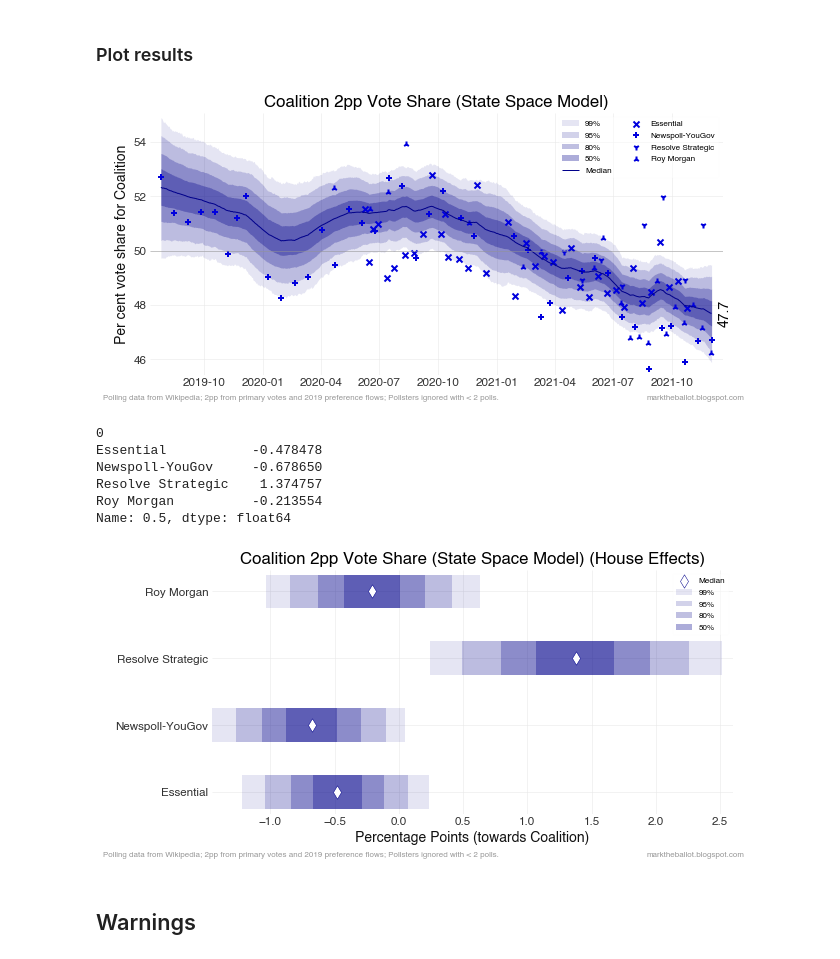
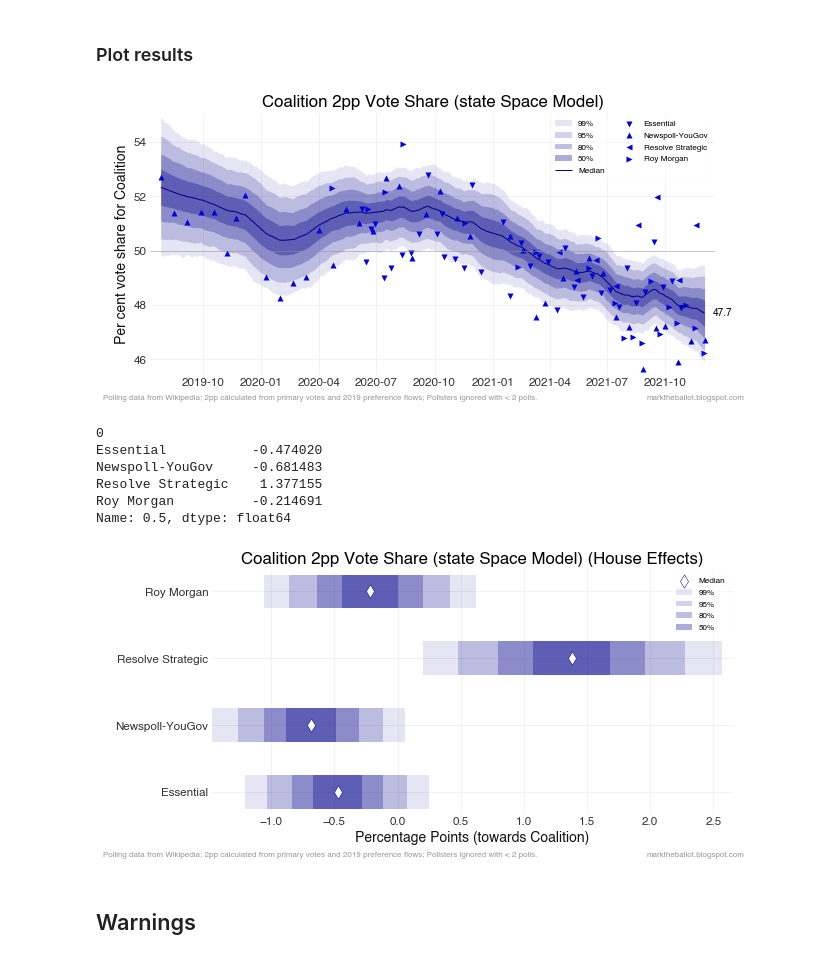
Before and after one commit to bpalmer4/Australian-Federal-Election-2022, a Jupyter notebook: notebooks/Bayesian 2pp timeseries.ipynb, the cells around one changed output. Saved outputs shown, nothing was run; the diff lists cells and outputs as text; code cells hidden in the pictures.

Commit message:
Refactor Bayesian state space model

```diff
--- a/notebooks/Bayesian 2pp timeseries.ipynb
+++ b/notebooks/Bayesian 2pp timeseries.ipynb
@@ -53,9 +53,11 @@ MIMIMUM_POLLS_FROM_POLLSTER = 2
 # The one ANU poll since 2019 look like a rogue outlier, so let's exclude
 
 # Plot left-side footnotes
-s_args = {'lfooter': 'Polling data from Wikipedia; '
-          '2pp from primary votes and 2019 preference flows; '
-          f'Pollsters ignored with < {MIMIMUM_POLLS_FROM_POLLSTER} polls.'}
+LFOOTER = (
+    'Polling data from Wikipedia; '
+    '2pp calculated from primary votes and 2019 preference flows; '
+    f'Pollsters ignored with < {MIMIMUM_POLLS_FROM_POLLSTER} polls.'
+)
 # %% [markdown]
 ## Load 2pp data and prepare for analysis
 # %%
@@ -185,26 +185,26 @@ array([[<AxesSubplot:title={'center':'houseEffect'}>,
 ### Plot results
 # %%
 common.bayes_poll_aggregation_plots(df=tpp,
-                             fit=fit,
-                             first_day=first_day,
-                             brand_map=brand_map,
-                              poll_column=POLL_COLUMN,
-                              date_column='Mean Date',
-                              firm_column='Brand',
-                                 party='Coalition',
-                                 title='2pp Vote Share (State Space Model)',
-                                 line_color=COLOR_COALITION,
-                                 point_color=P_COLOR_COALITION,
-                                 s_args=s_args)
+                                    fit=fit,
+                                    first_day=first_day,
+                                    brand_map=brand_map,
+                                    poll_column=POLL_COLUMN,
+                                    date_column='Mean Date',
+                                    firm_column='Brand',
+                                    party='Coalition',
+                                    title='2pp Vote Share (state Space Model)',
+                                    line_color=COLOR_COALITION,
+                                    point_color=P_COLOR_COALITION,
+                                    lfooter=LFOOTER)
 # %% [output]
-[figure, old version]
+[figure, new version]
 0
-Essential           -0.478478
-Newspoll-YouGov     -0.678650
-Resolve Strategic    1.374757
-Roy Morgan          -0.213554
+Essential           -0.474020
+Newspoll-YouGov     -0.681483
+Resolve Strategic    1.377155
+Roy Morgan          -0.214691
 Name: 0.5, dtype: float64
-[figure, old version]
+[figure, new version]
 # %% [markdown]
 ## Warnings
 # %%
```
Also changed, not shown: parts of 4 cells of this notebook, 3 other files.
